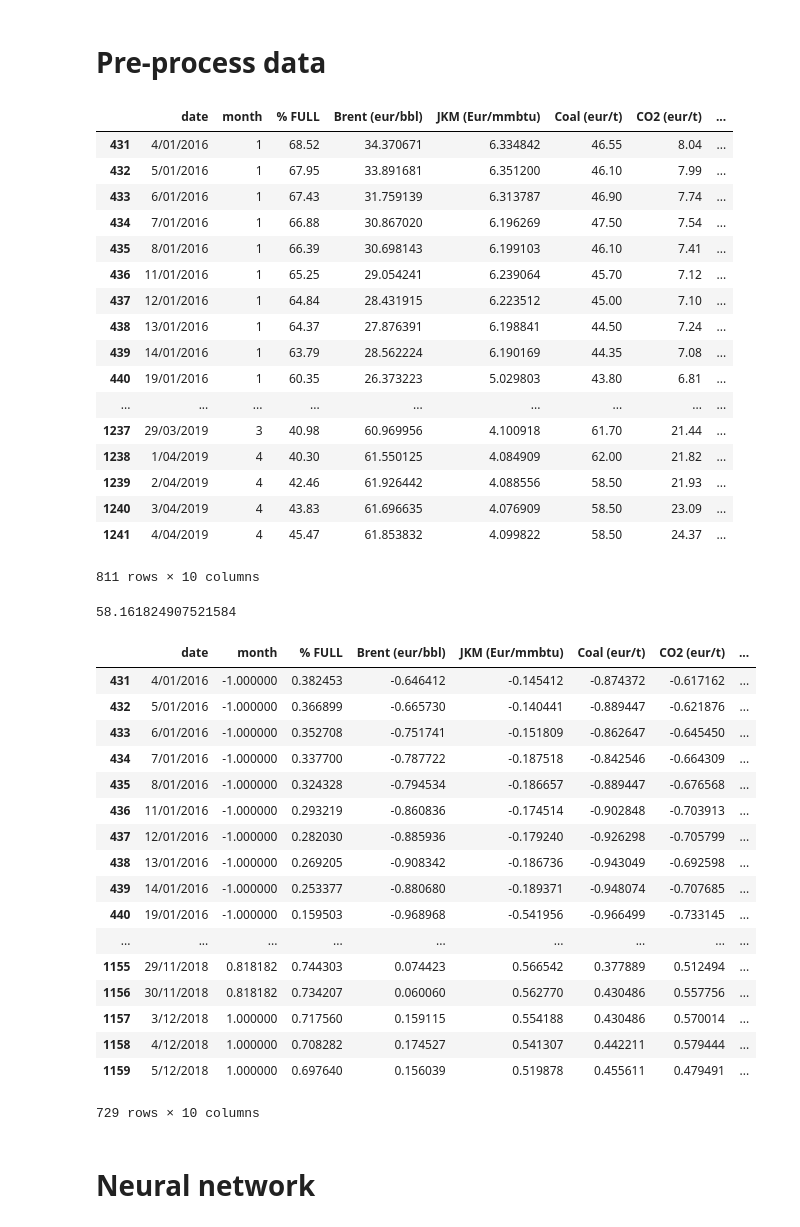
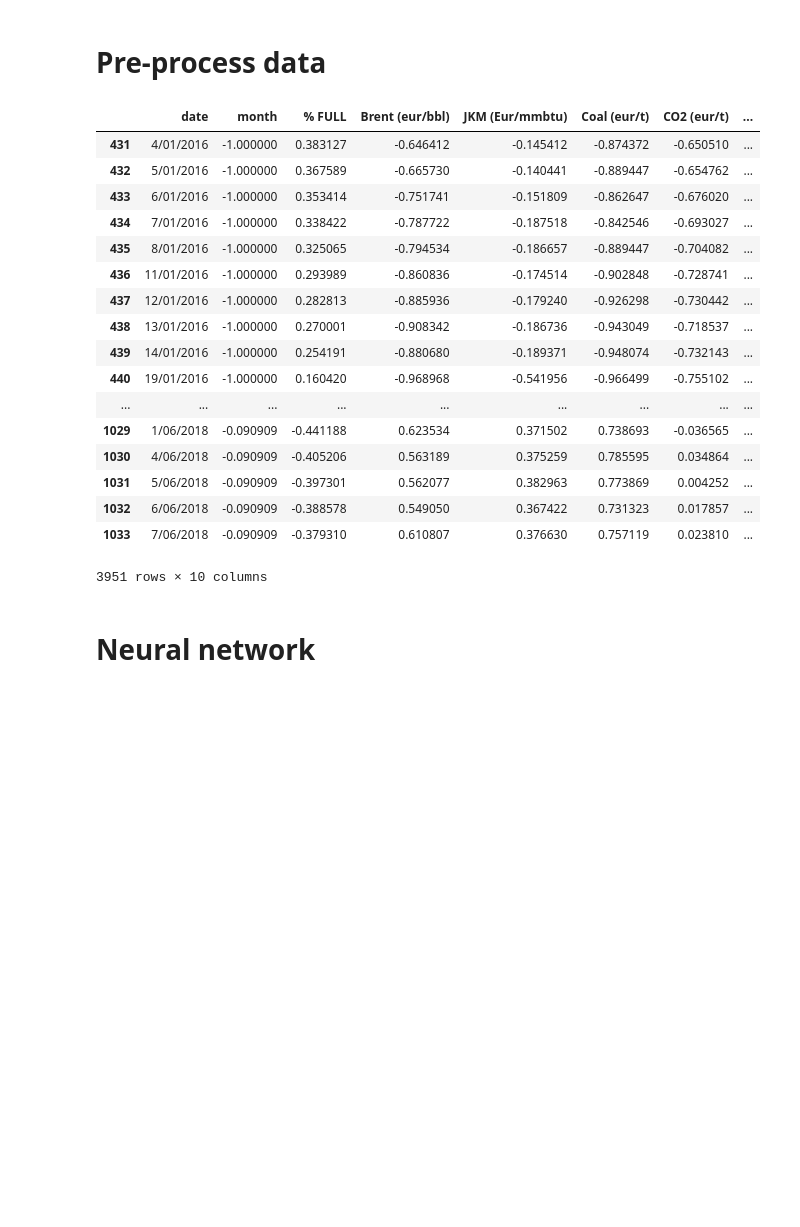
Before and after one commit to JeroenSweerts/TTF, a Jupyter notebook: yearly_model5 (CSST_all).ipynb, the cells around one changed output. Drawn from its saved outputs; the diff is of its cells as text; code cells hidden in the pictures; blank space fills up the shorter version.

```diff
--- a/yearly_model5 (CSST_all).ipynb
+++ b/yearly_model5 (CSST_all).ipynb
@@ -12,76 +12,63 @@ from sklearn.utils import shuffle
 # %% [markdown]
 # Pre-process data
 # %%
-data = pd.read_csv('data.csv',sep=";")
+data = pd.read_csv('data(NCG).csv',sep=";")
 data = data[431:]
-display(data)
-print(data['% FULL'].mean())
+data = data.append(pd.read_csv('data(NCG).csv',sep=";")[431:])
+data = data.append(pd.read_csv('data(PEG).csv',sep=";")[431:])
+data = data.append(pd.read_csv('data(VTP).csv',sep=";")[431:])
+data = data.append(pd.read_csv('data(ZEE).csv',sep=";")[431:])
+data = data.append(pd.read_csv('data.csv',sep=";")[431:])
+data = data.dropna()
+# display(data)
+# print(data['% FULL'].mean())
 
 scaler1 = MinMaxScaler(feature_range=(-1, 1))
 data['% FULL']=scaler1.fit_transform(data['% FULL'].values.reshape(-1, 1))
 scaler2 = MinMaxScaler(feature_range=(-1, 1))
 data['Brent (eur/bbl)']=scaler2.fit_transform(data['Brent (eur/bbl)'].values.reshape(-1, 1))
 scaler3 = MinMaxScaler(feature_range=(-1, 1))
 data['Coal (eur/t)']=scaler3.fit_transform(data['Coal (eur/t)'].values.reshape(-1, 1))
 scaler4 = MinMaxScaler(feature_range=(-1, 1))
 data['CO2 (eur/t)']=scaler4.fit_transform(data['CO2 (eur/t)'].values.reshape(-1, 1))
 scaler5 = MinMaxScaler(feature_range=(-1, 1))
 data['month']=scaler5.fit_transform(data['month'].values.reshape(-1, 1))
 scaler6 = MinMaxScaler(feature_range=(-1, 1))
 data['JKM (Eur/mmbtu)']=scaler6.fit_transform(data['JKM (Eur/mmbtu)'].values.reshape(-1, 1))
 scaler7 = MinMaxScaler(feature_range=(-1, 1))
 data['Endex (eur/Mwh)']=scaler7.fit_transform(data['Endex (eur/Mwh)'].values.reshape(-1, 1))
 scaler8 = MinMaxScaler(feature_range=(-1, 1))
 data['AVG_TEMP']=scaler8.fit_transform(data['AVG_TEMP'].values.reshape(-1, 1))
 
-data_train = data.iloc[:int(data.shape[0]*0.9)]
-data_test = data.iloc[int(1+data.shape[0]*0.9):]
+data_train = data.iloc[:int(data.shape[0]*0.95)]
+data_test = data.iloc[int(1+data.shape[0]*0.95):]
 display(data_train)
 data_train = shuffle(data_train)
 
 X_train= torch.Tensor(data_train[['month','% FULL','Brent (eur/bbl)','JKM (Eur/mmbtu)','Coal (eur/t)','CO2 (eur/t)','Endex (eur/Mwh)','AVG_TEMP']].astype(np.float32).values)
 y_train= torch.tensor(data_train['TTF (eur/Mwh)'].astype(np.float32).values)
 
 X_test= torch.Tensor(data_test[['month','% FULL','Brent (eur/bbl)','JKM (Eur/mmbtu)','Coal (eur/t)','CO2 (eur/t)','Endex (eur/Mwh)','AVG_TEMP']].astype(np.float32).values)
 y_test= torch.tensor(data_test['TTF (eur/Mwh)'].astype(np.float32).values)
 # %% [output]
 |  | date | month | % FULL | Brent (eur/bbl) | JKM (Eur/mmbtu) | Coal (eur/t) | CO2 (eur/t) | ... |
-| 431 | 4/01/2016 | 1 | 68.52 | 34.370671 | 6.334842 | 46.55 | 8.04 | ... |
-| 432 | 5/01/2016 | 1 | 67.95 | 33.891681 | 6.351200 | 46.10 | 7.99 | ... |
-| 433 | 6/01/2016 | 1 | 67.43 | 31.759139 | 6.313787 | 46.90 | 7.74 | ... |
-| 434 | 7/01/2016 | 1 | 66.88 | 30.867020 | 6.196269 | 47.50 | 7.54 | ... |
-| 435 | 8/01/2016 | 1 | 66.39 | 30.698143 | 6.199103 | 46.10 | 7.41 | ... |
-| 436 | 11/01/2016 | 1 | 65.25 | 29.054241 | 6.239064 | 45.70 | 7.12 | ... |
-| 437 | 12/01/2016 | 1 | 64.84 | 28.431915 | 6.223512 | 45.00 | 7.10 | ... |
-| 438 | 13/01/2016 | 1 | 64.37 | 27.876391 | 6.198841 | 44.50 | 7.24 | ... |
-| 439 | 14/01/2016 | 1 | 63.79 | 28.562224 | 6.190169 | 44.35 | 7.08 | ... |
-| 440 | 19/01/2016 | 1 | 60.35 | 26.373223 | 5.029803 | 43.80 | 6.81 | ... |
+| 431 | 4/01/2016 | -1.000000 | 0.383127 | -0.646412 | -0.145412 | -0.874372 | -0.650510 | ... |
+| 432 | 5/01/2016 | -1.000000 | 0.367589 | -0.665730 | -0.140441 | -0.889447 | -0.654762 | ... |
+| 433 | 6/01/2016 | -1.000000 | 0.353414 | -0.751741 | -0.151809 | -0.862647 | -0.676020 | ... |
+| 434 | 7/01/2016 | -1.000000 | 0.338422 | -0.787722 | -0.187518 | -0.842546 | -0.693027 | ... |
+| 435 | 8/01/2016 | -1.000000 | 0.325065 | -0.794534 | -0.186657 | -0.889447 | -0.704082 | ... |
+| 436 | 11/01/2016 | -1.000000 | 0.293989 | -0.860836 | -0.174514 | -0.902848 | -0.728741 | ... |
+| 437 | 12/01/2016 | -1.000000 | 0.282813 | -0.885936 | -0.179240 | -0.926298 | -0.730442 | ... |
+| 438 | 13/01/2016 | -1.000000 | 0.270001 | -0.908342 | -0.186736 | -0.943049 | -0.718537 | ... |
+| 439 | 14/01/2016 | -1.000000 | 0.254191 | -0.880680 | -0.189371 | -0.948074 | -0.732143 | ... |
+| 440 | 19/01/2016 | -1.000000 | 0.160420 | -0.968968 | -0.541956 | -0.966499 | -0.755102 | ... |
 | ... | ... | ... | ... | ... | ... | ... | ... | ... |
-| 1237 | 29/03/2019 | 3 | 40.98 | 60.969956 | 4.100918 | 61.70 | 21.44 | ... |
-| 1238 | 1/04/2019 | 4 | 40.30 | 61.550125 | 4.084909 | 62.00 | 21.82 | ... |
-| 1239 | 2/04/2019 | 4 | 42.46 | 61.926442 | 4.088556 | 58.50 | 21.93 | ... |
-| 1240 | 3/04/2019 | 4 | 43.83 | 61.696635 | 4.076909 | 58.50 | 23.09 | ... |
-| 1241 | 4/04/2019 | 4 | 45.47 | 61.853832 | 4.099822 | 58.50 | 24.37 | ... |
+| 1029 | 1/06/2018 | -0.090909 | -0.441188 | 0.623534 | 0.371502 | 0.738693 | -0.036565 | ... |
+| 1030 | 4/06/2018 | -0.090909 | -0.405206 | 0.563189 | 0.375259 | 0.785595 | 0.034864 | ... |
+| 1031 | 5/06/2018 | -0.090909 | -0.397301 | 0.562077 | 0.382963 | 0.773869 | 0.004252 | ... |
+| 1032 | 6/06/2018 | -0.090909 | -0.388578 | 0.549050 | 0.367422 | 0.731323 | 0.017857 | ... |
+| 1033 | 7/06/2018 | -0.090909 | -0.379310 | 0.610807 | 0.376630 | 0.757119 | 0.023810 | ... |
-811 rows × 10 columns
+3951 rows × 10 columns
-58.161824907521584
-|  | date | month | % FULL | Brent (eur/bbl) | JKM (Eur/mmbtu) | Coal (eur/t) | CO2 (eur/t) | ... |
-| 431 | 4/01/2016 | -1.000000 | 0.382453 | -0.646412 | -0.145412 | -0.874372 | -0.617162 | ... |
-| 432 | 5/01/2016 | -1.000000 | 0.366899 | -0.665730 | -0.140441 | -0.889447 | -0.621876 | ... |
-| 433 | 6/01/2016 | -1.000000 | 0.352708 | -0.751741 | -0.151809 | -0.862647 | -0.645450 | ... |
-| 434 | 7/01/2016 | -1.000000 | 0.337700 | -0.787722 | -0.187518 | -0.842546 | -0.664309 | ... |
-| 435 | 8/01/2016 | -1.000000 | 0.324328 | -0.794534 | -0.186657 | -0.889447 | -0.676568 | ... |
-| 436 | 11/01/2016 | -1.000000 | 0.293219 | -0.860836 | -0.174514 | -0.902848 | -0.703913 | ... |
-| 437 | 12/01/2016 | -1.000000 | 0.282030 | -0.885936 | -0.179240 | -0.926298 | -0.705799 | ... |
-| 438 | 13/01/2016 | -1.000000 | 0.269205 | -0.908342 | -0.186736 | -0.943049 | -0.692598 | ... |
-| 439 | 14/01/2016 | -1.000000 | 0.253377 | -0.880680 | -0.189371 | -0.948074 | -0.707685 | ... |
-| 440 | 19/01/2016 | -1.000000 | 0.159503 | -0.968968 | -0.541956 | -0.966499 | -0.733145 | ... |
-| ... | ... | ... | ... | ... | ... | ... | ... | ... |
-| 1155 | 29/11/2018 | 0.818182 | 0.744303 | 0.074423 | 0.566542 | 0.377889 | 0.512494 | ... |
-| 1156 | 30/11/2018 | 0.818182 | 0.734207 | 0.060060 | 0.562770 | 0.430486 | 0.557756 | ... |
-| 1157 | 3/12/2018 | 1.000000 | 0.717560 | 0.159115 | 0.554188 | 0.430486 | 0.570014 | ... |
-| 1158 | 4/12/2018 | 1.000000 | 0.708282 | 0.174527 | 0.541307 | 0.442211 | 0.579444 | ... |
-| 1159 | 5/12/2018 | 1.000000 | 0.697640 | 0.156039 | 0.519878 | 0.455611 | 0.479491 | ... |
-729 rows × 10 columns
 # %% [markdown]
 # Neural network
 # %%
```
Also changed, not shown: parts of 3 cells of this notebook.
